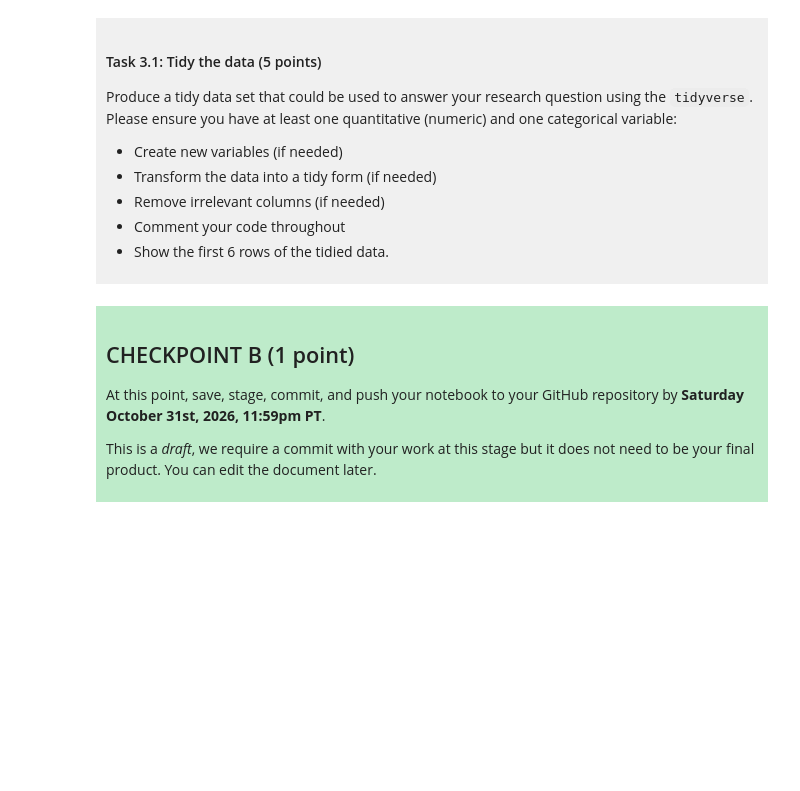
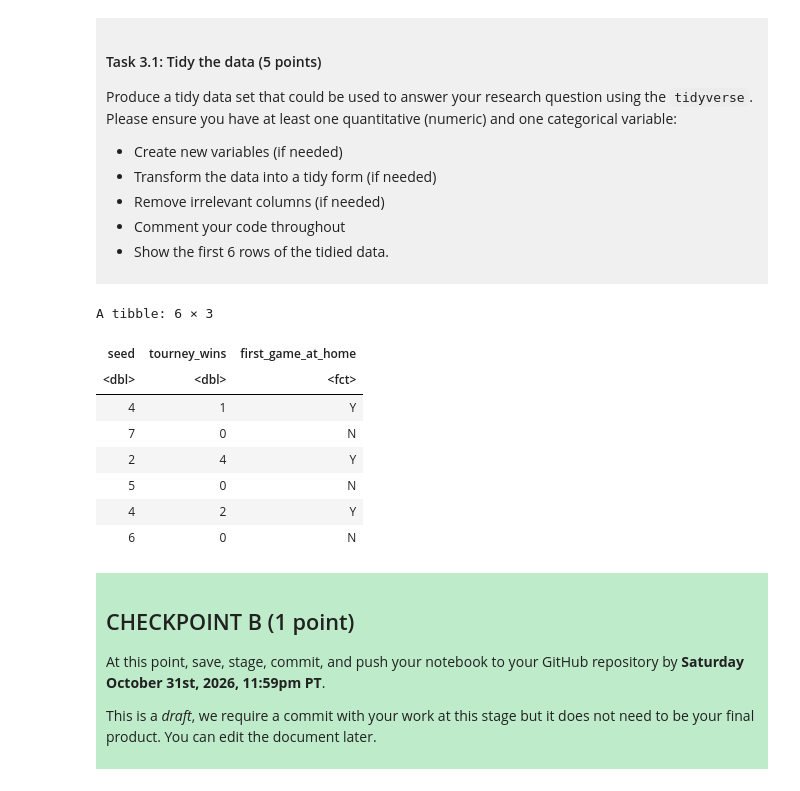
Before and after one commit to ruijinghuang/dsci-100-project-Lillian-huang, a Jupyter notebook: dsci-100-project-notebook.ipynb, the cells around one changed output. Saved outputs shown, nothing was run; the diff lists cells and outputs as text; code cells hidden in the pictures; blank space fills up the shorter version.

```diff
--- a/dsci-100-project-notebook.ipynb
+++ b/dsci-100-project-notebook.ipynb
@@ -189,7 +222,24 @@ Produce a tidy data set that could be used to answer your research question usin
 
 </div>
 # %%
-### EDIT THIS CODE CELL ###
+basketball_tidy <- basketball_data |>
+# select the columns needed for the analysis
+select(seed, tourney_wins, first_game_at_home) |>
+# represent home-court status as a categorial variable
+mutate(first_game_at_home = as_factor(first_game_at_home))
+
+# display the first 6 rows of the tidied data
+head(basketball_tidy, 6)
+# %% [output]
+A tibble: 6 × 3
+| seed | tourney_wins | first_game_at_home |
+| <dbl> | <dbl> | <fct> |
+| 4 | 1 | Y |
+| 7 | 0 | N |
+| 2 | 4 | Y |
+| 5 | 0 | N |
+| 4 | 2 | Y |
+| 6 | 0 | N |
 # %% [markdown]
 <div style="background-color: #beebca; padding: 10px;">
 
```
Also changed, not shown: parts of 3 cells of this notebook.
